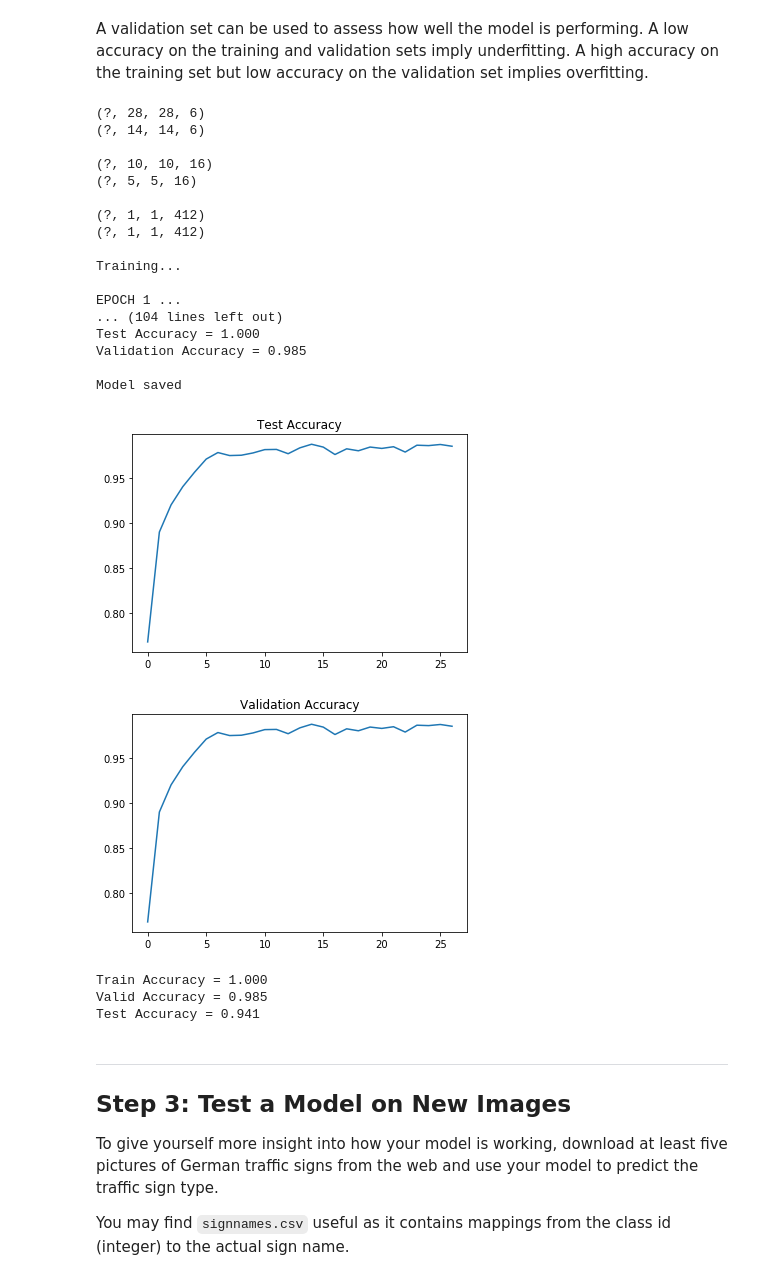
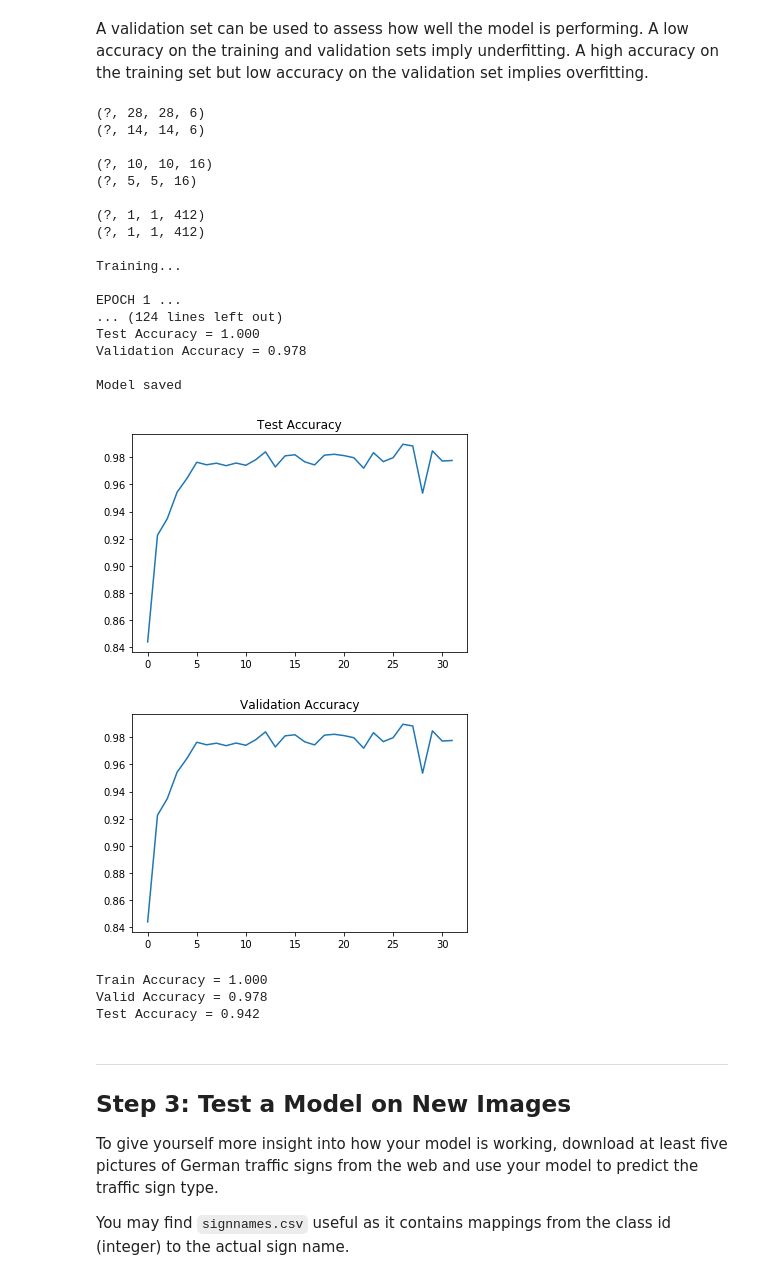
Before and after one commit to vippermaeglin/self-driven-car-nd, a Jupyter notebook: P2 - Traffic Sign Classifier/Traffic_Sign_Classifier.ipynb, the cells around one changed output. Saved outputs shown, nothing was run; the diff lists cells and outputs as text; code cells hidden in the pictures.

```diff
--- a/P2 - Traffic Sign Classifier/Traffic_Sign_Classifier.ipynb
+++ b/P2 - Traffic Sign Classifier/Traffic_Sign_Classifier.ipynb
@@ -389,8 +395,8 @@ sets imply underfitting. A high accuracy on the training set but low accuracy on
 
 import tensorflow as tf
 
-EPOCHS = 27
-BATCH_SIZE = 156
+EPOCHS = 32
+BATCH_SIZE = 150
 
 rate = 0.00097
 
@@ -451,40 +457,40 @@ plt.plot(validation_accuracy_figure)
 plt.title("Validation Accuracy")
 plt.show()
 
 with tf.Session() as sess:
     saver.restore(sess, tf.train.latest_checkpoint('.'))
 
     train_accuracy = evaluate(X_train, y_train)
     print("Train Accuracy = {:.3f}".format(train_accuracy))
 
     valid_accuracy = evaluate(X_valid, y_valid)
     print("Valid Accuracy = {:.3f}".format(valid_accuracy))
 
     test_accuracy = evaluate(X_test, y_test)
     print("Test Accuracy = {:.3f}".format(test_accuracy))
 # %% [output]
 (?, 28, 28, 6)
 (?, 14, 14, 6)
 
 (?, 10, 10, 16)
 (?, 5, 5, 16)
 
 (?, 1, 1, 412)
 (?, 1, 1, 412)
 
 Training...
 
 EPOCH 1 ...
-... (104 lines left out)
+... (124 lines left out)
 Test Accuracy = 1.000
-Validation Accuracy = 0.985
+Validation Accuracy = 0.978
 
 Model saved
-[figure, old version]
+[figure, new version]
-[figure, old version]
+[figure, new version]
 Train Accuracy = 1.000
-Valid Accuracy = 0.985
-Test Accuracy = 0.941
+Valid Accuracy = 0.978
+Test Accuracy = 0.942
 # %% [markdown]
 ---
 
```
Also changed, not shown: parts of 8 cells of this notebook, 7 other files.
